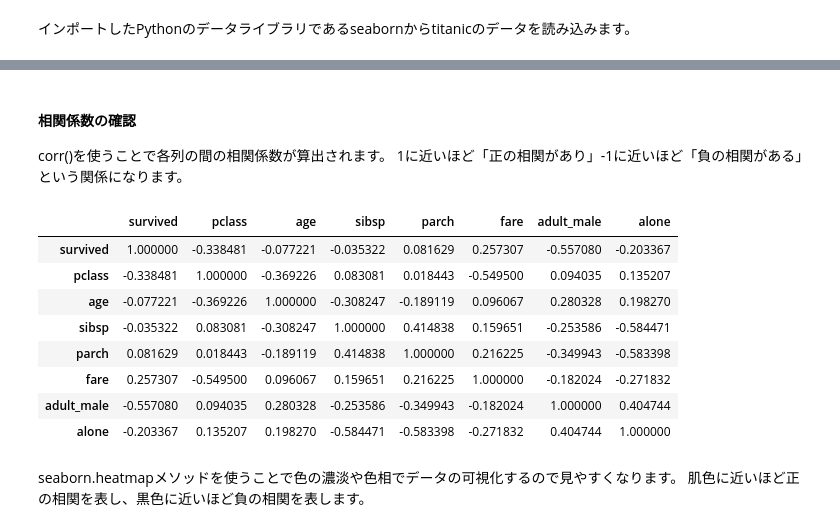
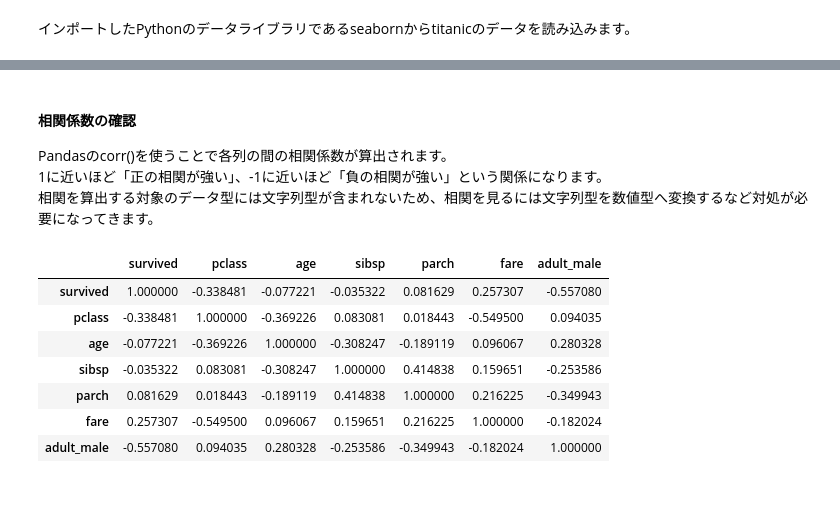
Before and after one commit to nsp-hokkaido/ai-ml-curriculum, a Jupyter notebook: 01.python・統計・機械学習/4-2.前処理.ipynb, the cells around one changed output, grey strips where cells are left out. Drawn from its saved outputs; the diff is of its cells as text; code cells hidden in the pictures; blank space fills up the shorter version.

```diff
--- a/01.python・統計・機械学習/4-2.前処理.ipynb
+++ b/01.python・統計・機械学習/4-2.前処理.ipynb
@@ -51,0 +30,3 @@ titanic = sns.load_dataset('titanic')
+# %%
+titanic = sns.load_dataset('titanic')
+titanic = titanic.drop(['class','who','embark_town','alive','alone'], axis=1)
@@ -242,0 +189,2 @@ age列も2割程度のレコードが欠損していますが、他の欠損値
+# %%
+tita=titanic.drop(["deck"],axis=1)
@@ -243,19 +210,16 @@ age列も2割程度のレコードが欠損していますが、他の欠損値
 # %% [markdown]
 #### 相関係数の確認
-corr()を使うことで各列の間の相関係数が算出されます。
-1に近いほど「正の相関があり」-1に近いほど「負の相関がある」という関係になります。
+Pandasのcorr()を使うことで各列の間の相関係数が算出されます。
+1に近いほど「正の相関が強い」、-1に近いほど「負の相関が強い」という関係になります。
+相関を算出する対象のデータ型には文字列型が含まれないため、相関を見るには文字列型を数値型へ変換するなど対処が必要になってきます。
 # %%
-titanic.corr()
+tita.corr()
 # %% [output]
-|  | survived | pclass | age | sibsp | parch | fare | adult_male | alone |
-| survived | 1.000000 | -0.338481 | -0.077221 | -0.035322 | 0.081629 | 0.257307 | -0.557080 | -0.203367 |
-| pclass | -0.338481 | 1.000000 | -0.369226 | 0.083081 | 0.018443 | -0.549500 | 0.094035 | 0.135207 |
-| age | -0.077221 | -0.369226 | 1.000000 | -0.308247 | -0.189119 | 0.096067 | 0.280328 | 0.198270 |
-| sibsp | -0.035322 | 0.083081 | -0.308247 | 1.000000 | 0.414838 | 0.159651 | -0.253586 | -0.584471 |
-| parch | 0.081629 | 0.018443 | -0.189119 | 0.414838 | 1.000000 | 0.216225 | -0.349943 | -0.583398 |
-| fare | 0.257307 | -0.549500 | 0.096067 | 0.159651 | 0.216225 | 1.000000 | -0.182024 | -0.271832 |
-| adult_male | -0.557080 | 0.094035 | 0.280328 | -0.253586 | -0.349943 | -0.182024 | 1.000000 | 0.404744 |
-| alone | -0.203367 | 0.135207 | 0.198270 | -0.584471 | -0.583398 | -0.271832 | 0.404744 | 1.000000 |
+|  | survived | pclass | age | sibsp | parch | fare | adult_male |
+| survived | 1.000000 | -0.338481 | -0.077221 | -0.035322 | 0.081629 | 0.257307 | -0.557080 |
+| pclass | -0.338481 | 1.000000 | -0.369226 | 0.083081 | 0.018443 | -0.549500 | 0.094035 |
+| age | -0.077221 | -0.369226 | 1.000000 | -0.308247 | -0.189119 | 0.096067 | 0.280328 |
+| sibsp | -0.035322 | 0.083081 | -0.308247 | 1.000000 | 0.414838 | 0.159651 | -0.253586 |
+| parch | 0.081629 | 0.018443 | -0.189119 | 0.414838 | 1.000000 | 0.216225 | -0.349943 |
+| fare | 0.257307 | -0.549500 | 0.096067 | 0.159651 | 0.216225 | 1.000000 | -0.182024 |
+| adult_male | -0.557080 | 0.094035 | 0.280328 | -0.253586 | -0.349943 | -0.182024 | 1.000000 |
-# %% [markdown]
-seaborn.heatmapメソッドを使うことで色の濃淡や色相でデータの可視化するので見やすくなります。
-肌色に近いほど正の相関を表し、黒色に近いほど負の相関を表します。
```
Also changed, not shown: parts of 121 cells of this notebook, 18 other files.
